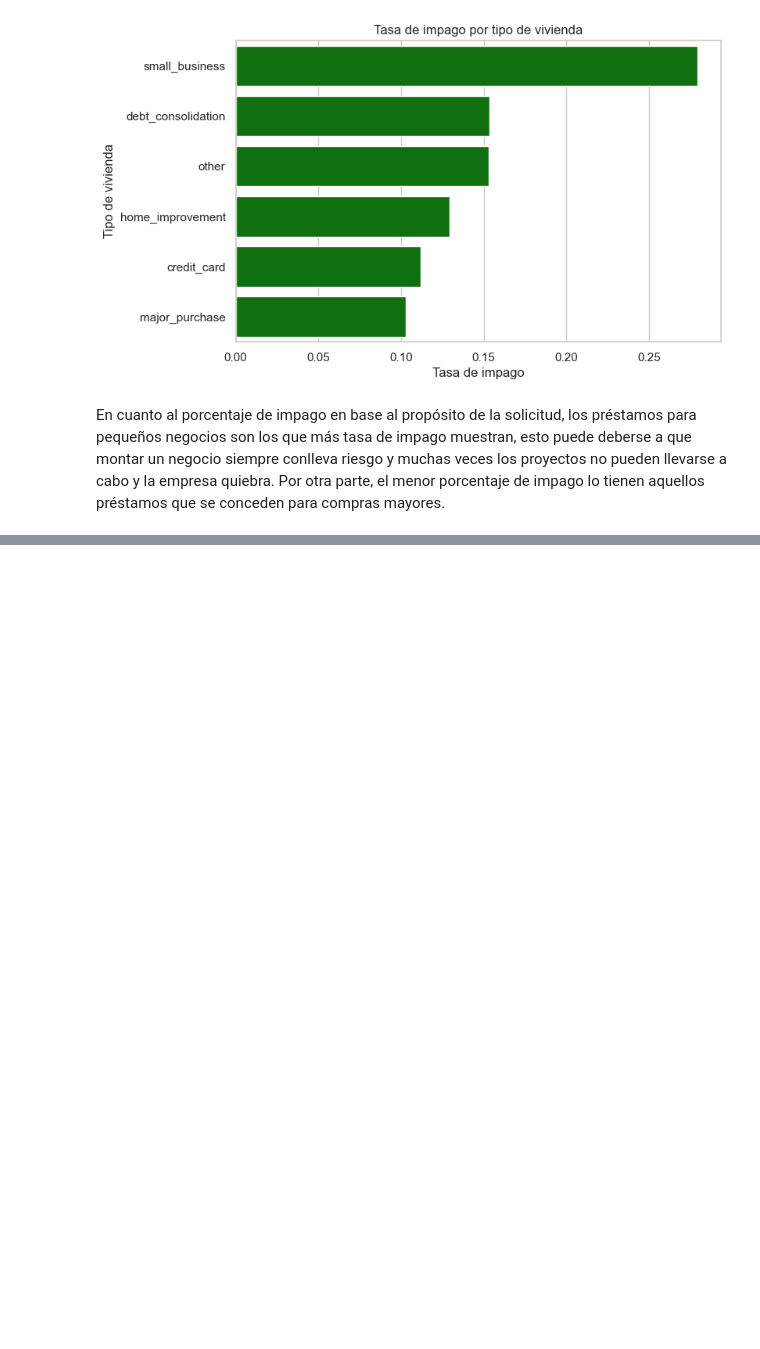
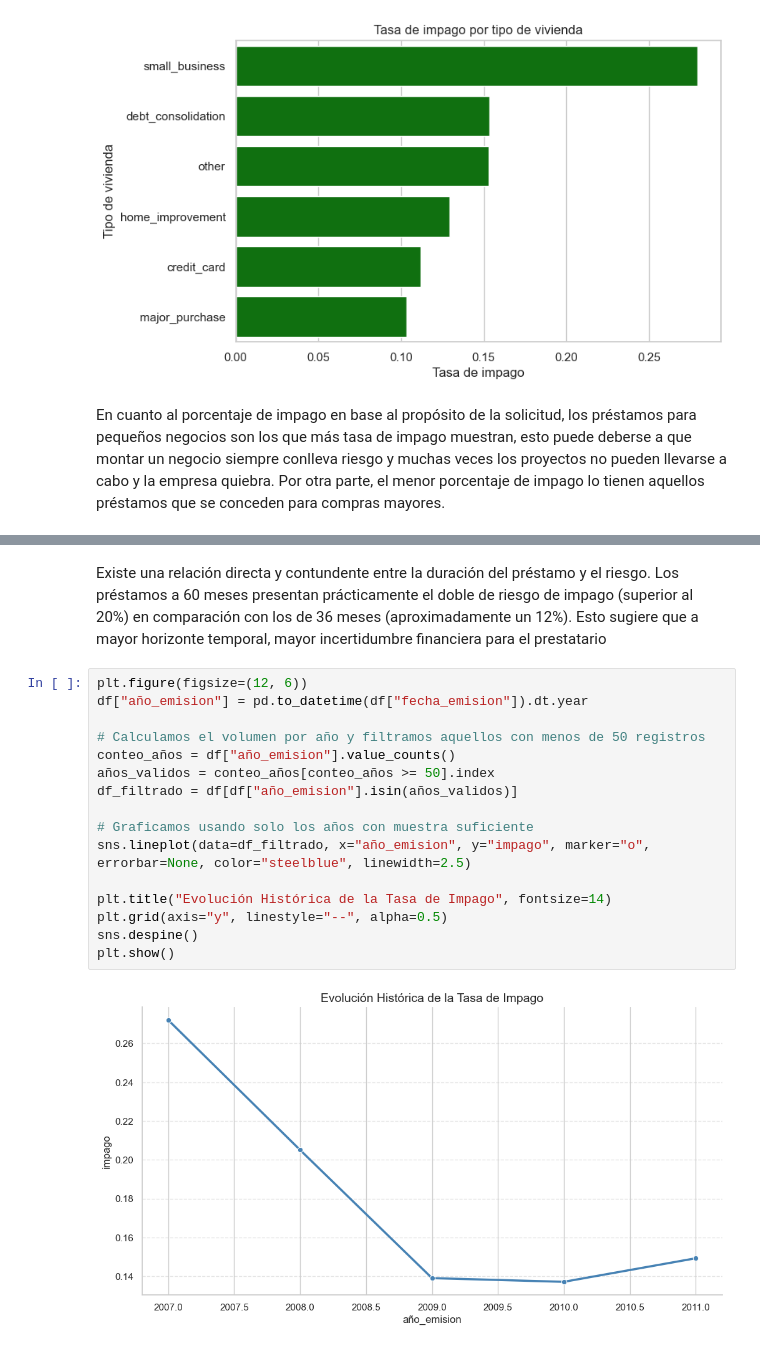
Before and after one commit to Jxweyy/CUNEF__PROYECTO_APRENDIZAJE_AUTOMATICO, a Jupyter notebook: 00_EDA.ipynb, the cells around one changed output, grey strips where cells are left out. Cells and saved outputs as stored; diff of their text form; blank space fills up the shorter version.

```diff
--- a/00_EDA.ipynb
+++ b/00_EDA.ipynb
@@ -717,0 +684,22 @@ Por otra parte, el menor porcentaje de impago lo tienen aquellos préstamos que
+# %% [markdown]
+Existe una relación directa y contundente entre la duración del préstamo y el riesgo.
+Los préstamos a 60 meses presentan prácticamente el doble de riesgo de impago (superior al 20%) en comparación con los de 36 meses (aproximadamente un 12%).
+Esto sugiere que a mayor horizonte temporal, mayor incertidumbre financiera para el prestatario
+# %%
+plt.figure(figsize=(12, 6))
+df["año_emision"] = pd.to_datetime(df["fecha_emision"]).dt.year
+
+# Calculamos el volumen por año y filtramos aquellos con menos de 50 registros
+conteo_años = df["año_emision"].value_counts()
+años_validos = conteo_años[conteo_años >= 50].index
+df_filtrado = df[df["año_emision"].isin(años_validos)]
+
+# Graficamos usando solo los años con muestra suficiente
+sns.lineplot(data=df_filtrado, x="año_emision", y="impago", marker="o", errorbar=None, color="steelblue", linewidth=2.5)
+
+plt.title("Evolución Histórica de la Tasa de Impago", fontsize=14)
+plt.grid(axis="y", linestyle="--", alpha=0.5)
+sns.despine()
+plt.show()
+# %% [output]
+[figure, added]
```
Also changed, not shown: parts of 15 cells of this notebook.
